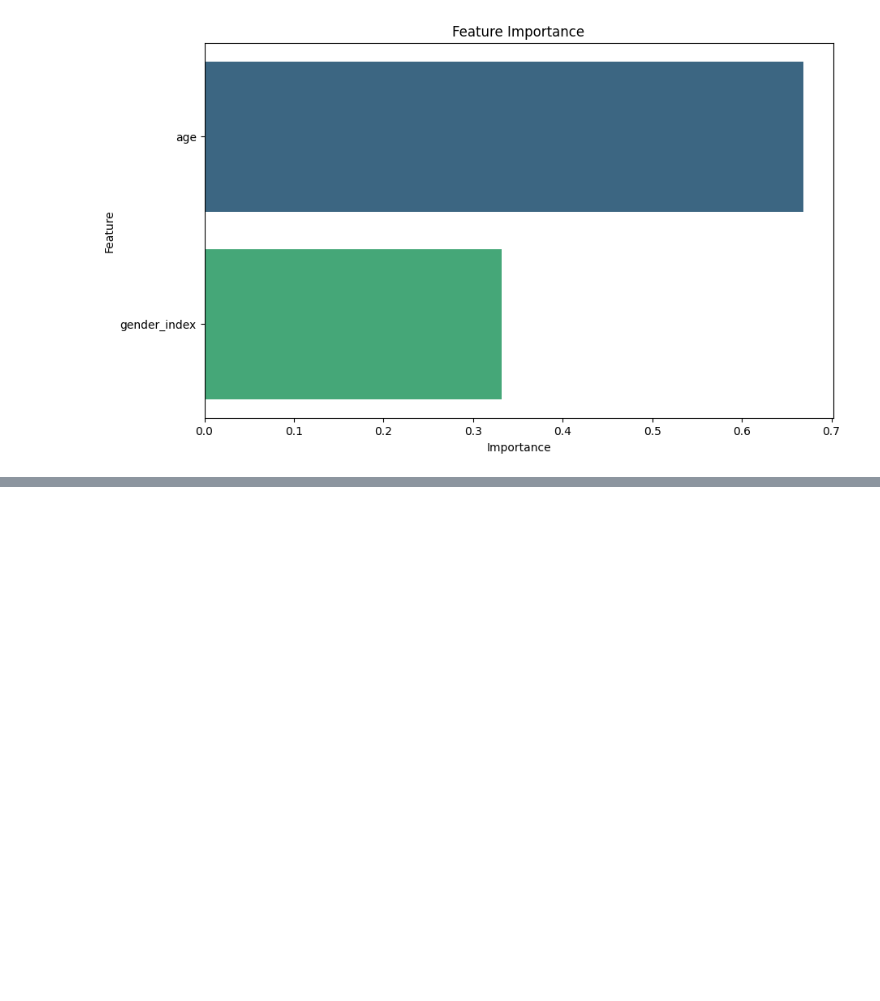
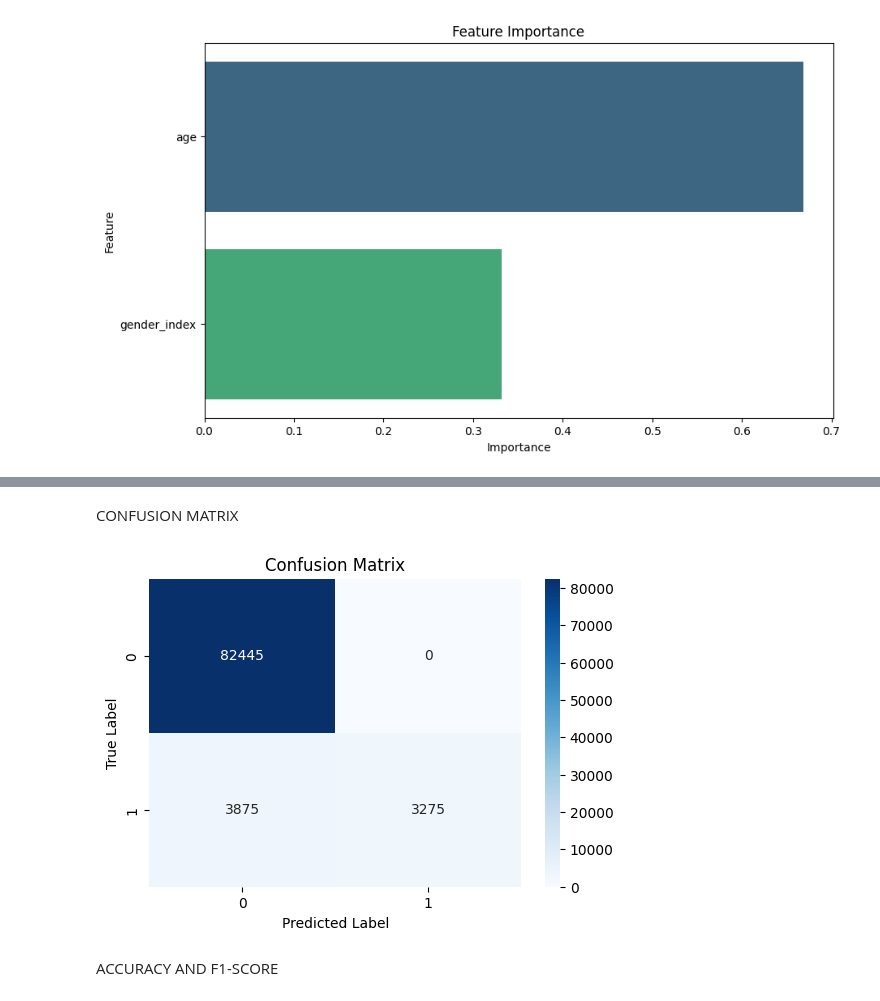
Before and after one commit to alankriti-dubey/DIC-Project, a Jupyter notebook: DIC_Phase_3.ipynb, the cells around one changed output, grey strips where cells are left out. Drawn from its saved outputs; the diff is of its cells as text; code cells hidden in the pictures; blank space fills up the shorter version.

```diff
--- a/DIC_Phase_3.ipynb
+++ b/DIC_Phase_3.ipynb
@@ -498,0 +503,17 @@ plt.show()
+# %%
+from pyspark.ml.classification import LinearSVC
+from pyspark.ml.evaluation import BinaryClassificationEvaluator
+
+# Initialize the SVM classifier
+svm = LinearSVC(featuresCol="scaled_features", labelCol="diabetes", predictionCol="prediction", maxIter=10)
+
+# Train the model
+svm_model = svm.fit(df)
+
+# Make predictions
+svm_predictions = svm_model.transform(df)
+evaluator = BinaryClassificationEvaluator(labelCol="diabetes", rawPredictionCol="rawPrediction", metricName="areaUnderROC")
+roc_auc = evaluator.evaluate(svm_predictions)
+print(f"AUC: {roc_auc}")
+# Show predictions
+svm_predictions.select("diabetes", "prediction").show()
@@ -498,0 +538,33 @@ plt.show()
+# %% [markdown]
+CONFUSION MATRIX
+# %%
+import matplotlib.pyplot as plt
+import numpy as np
+import seaborn as sns
+
+# Compute the confusion matrix values
+confusion_matrix_values = svm_predictions.groupBy("diabetes", "prediction").count()
+confusion_matrix_dict = {(row["diabetes"], row["prediction"]): row["count"] for row in confusion_matrix_values.collect()}
+
+# Define possible labels (0 and 1 for binary classification)
+labels = [0, 1]
+
+# Populate the confusion matrix
+confusion_matrix_array = np.zeros((2, 2))
+for i in labels:
+    for j in labels:
+        confusion_matrix_array[i][j] = confusion_matrix_dict.get((i, j), 0)
+
+# Plot the confusion matrix using seaborn
+plt.figure(figsize=(6, 4))
+sns.heatmap(confusion_matrix_array, annot=True, fmt=".0f", cmap="Blues", xticklabels=labels, yticklabels=labels)
+
+# Add labels, title, and axis descriptions
+plt.title("Confusion Matrix")
+plt.xlabel("Predicted Label")
+plt.ylabel("True Label")
+plt.show()
+# %% [output]
+[figure, added]
+# %% [markdown]
+ACCURACY AND F1-SCORE
```
Also changed, not shown: parts of 16 cells of this notebook.
